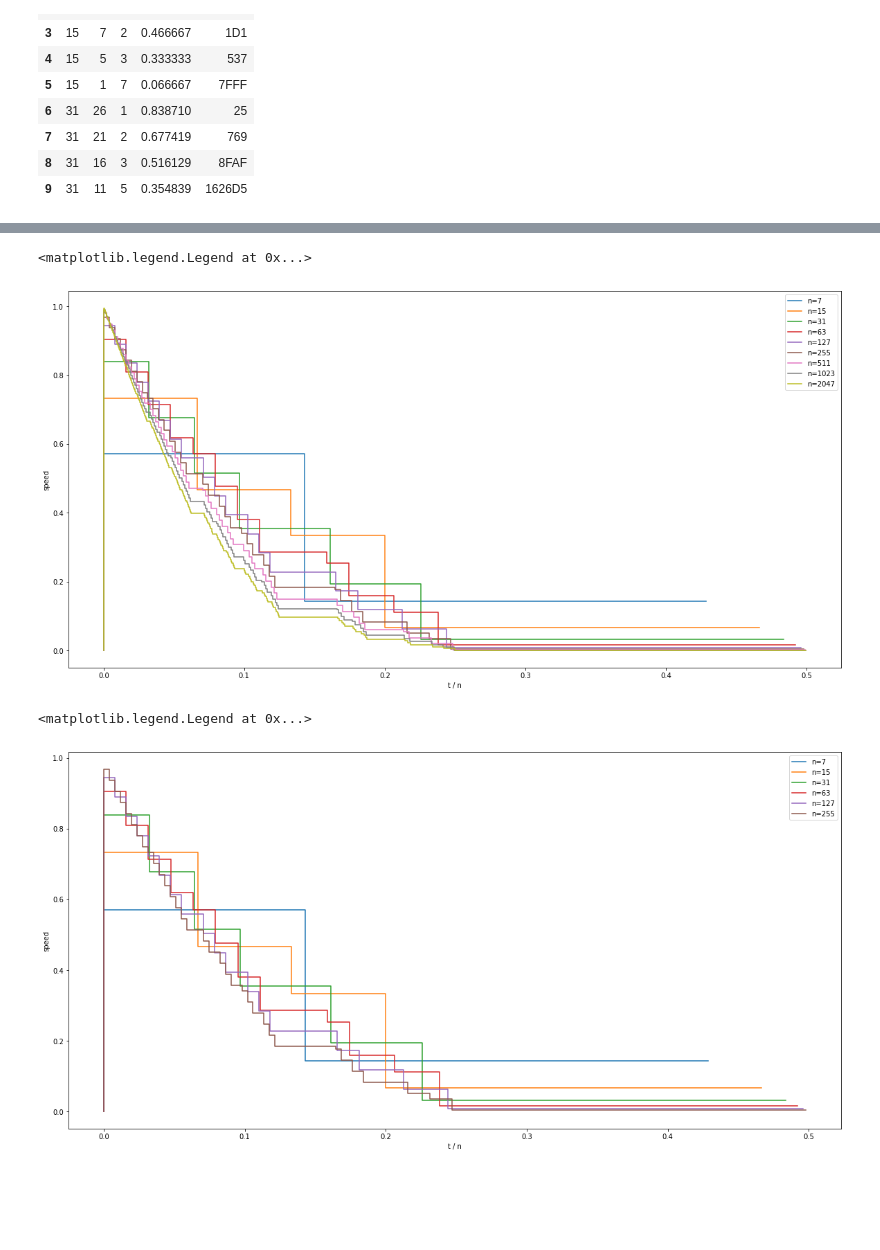
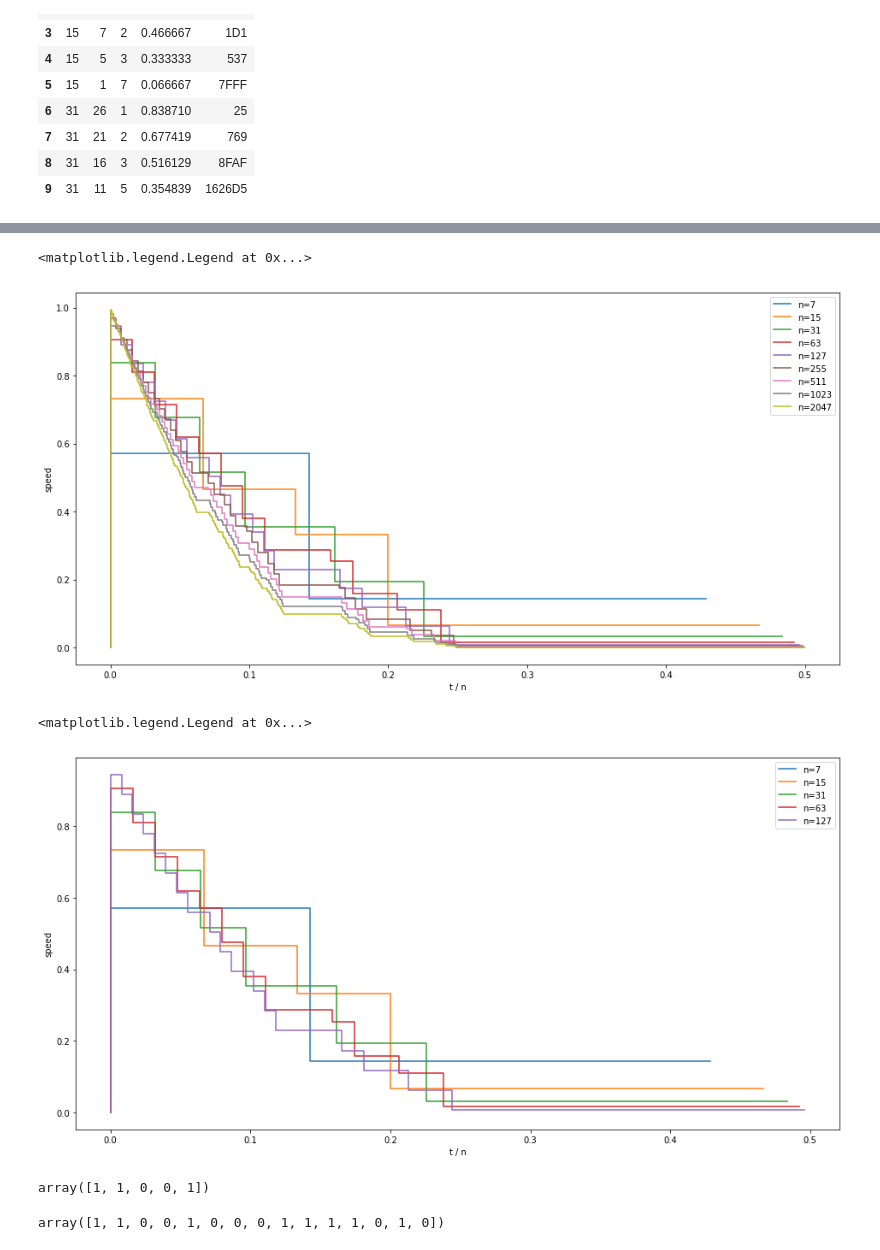
Before and after one commit to garx0/pa, a Jupyter notebook: bch_codes_analysis.ipynb, the cells around one changed output, grey strips where cells are left out. Drawn from its saved outputs; the diff is of its cells as text; code cells hidden in the pictures; blank space fills up the shorter version.

```diff
--- a/bch_codes_analysis.ipynb
+++ b/bch_codes_analysis.ipynb
@@ -70,3 +73,6 @@ df.head(10)
 | 7 | 31 | 21 | 2 | 0.677419 | 769 |
 | 8 | 31 | 16 | 3 | 0.516129 | 8FAF |
 | 9 | 31 | 11 | 5 | 0.354839 | 1626D5 |
+# %%
+df.to_csv("bch_table.csv", sep=',')
+df = pd.read_csv("bch_table.csv", sep=',', index_col=0)
@@ -73,7 +100,7 @@ df.head(10)
 # %%
 n_list = [7, 15, 31, 63, 127, 255, 511, 1023, 2047]
-fig = plt.figure(figsize=(20,10))
-ax = fig.add_subplot(111)
+plt.figure(figsize=(16,8))
+# ax = fig.add_subplot(111)
 for n in n_list:
     df_choice = df[df.n==n]
     x = df_choice.t.values / n
@@ -84,25 +111,25 @@ for n in n_list:
 #     plt.plot(df_choice["t"], df_choice["speed"], label=f"{n} line")
 plt.xlabel('t / n')
 plt.ylabel('speed')
-ax.legend()
+plt.legend()
 # %% [output]
 <matplotlib.legend.Legend at 0x...>
-[figure, old version]
+[figure, new version]
 # %%
-n_list2 = [7, 15, 31, 63, 127, 255]
-fig = plt.figure(figsize=(20,10))
-ax = fig.add_subplot(111)
+n_list2 = [7, 15, 31, 63, 127]
+plt.figure(figsize=(16,8))
+# ax = fig.add_subplot(111)
 for n in n_list2:
     df_choice = df[df.n==n]
     x = df_choice.t.values / n
     x = np.concatenate(([0], x))
     y = df_choice.speed.values
     y = np.concatenate(([0], y))
     plt.step(x, y, where='pre', label=f"n={n}")
 #     plt.plot(df_choice["t"], df_choice["speed"], label=f"{n} line")
 plt.xlabel('t / n')
 plt.ylabel('speed')
-ax.legend()
+plt.legend()
 # %% [output]
 <matplotlib.legend.Legend at 0x...>
-[figure, old version]
+[figure, new version]
@@ -108,0 +141,10 @@ ax.legend()
+# %%
+U = np.random.choice(2, k)
+U
+# %% [output]
+array([1, 1, 0, 0, 1])
+# %%
+V = bch.encode(U)
+V
+# %% [output]
+array([1, 1, 0, 0, 1, 0, 0, 0, 1, 1, 1, 1, 0, 1, 0])
```
Also changed, not shown: parts of 7 cells of this notebook, 5 other files.
